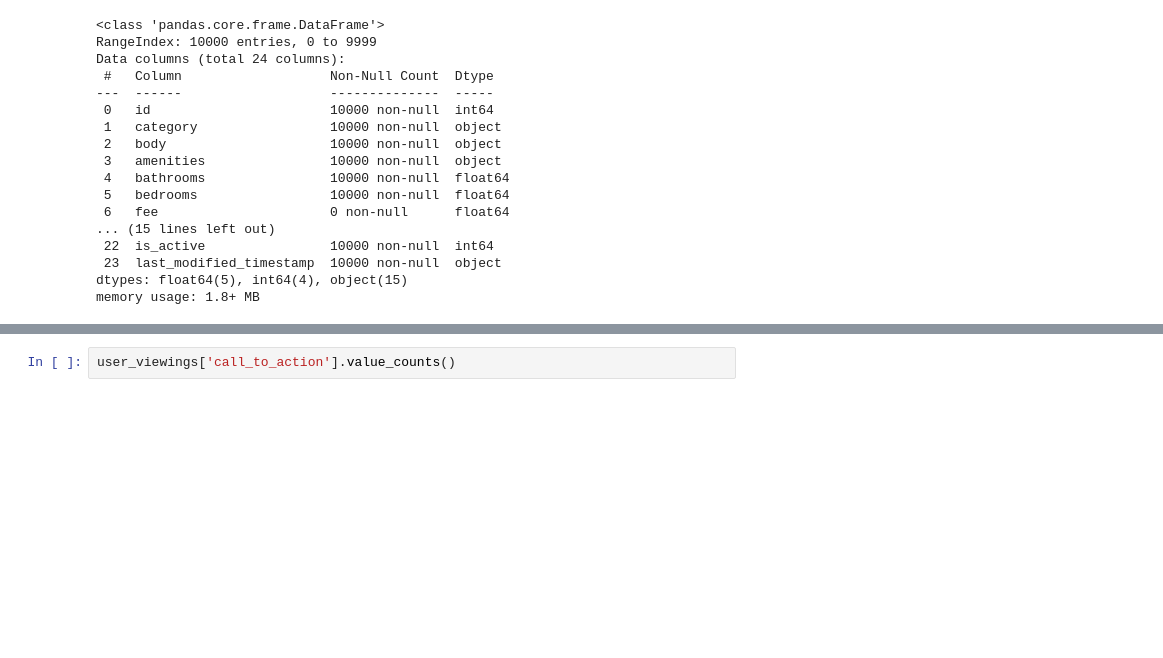
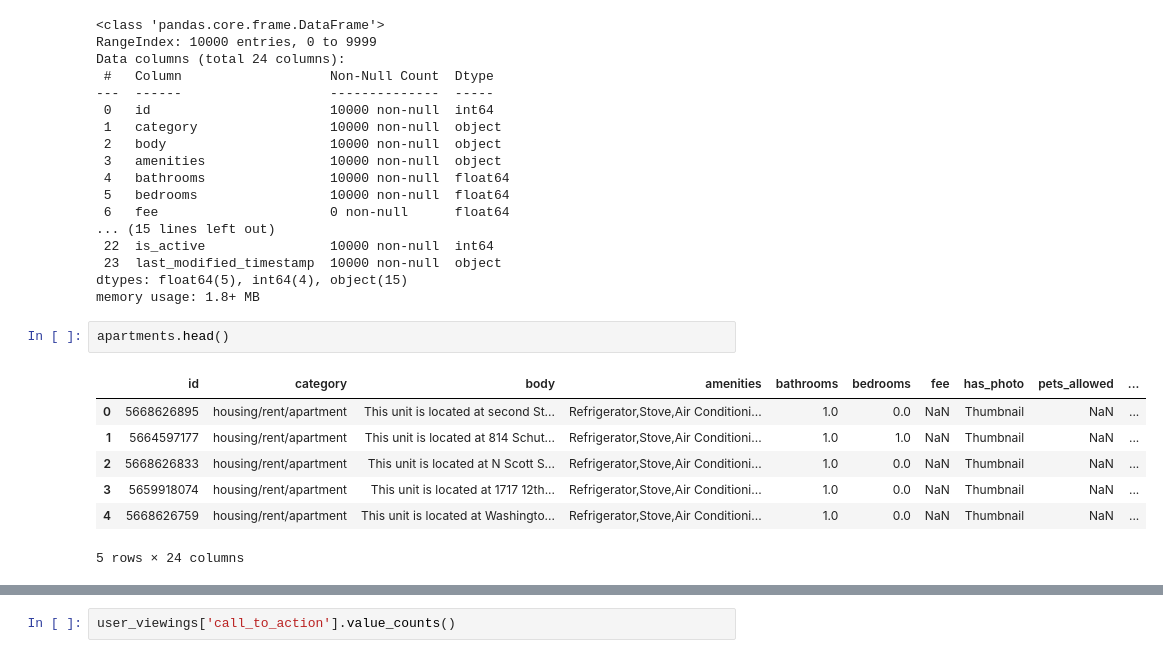
Before and after one commit to Amoako419/Rental_Marketplace, a Jupyter notebook: notebooks/kpis_pandas.ipynb, the cells around one changed output, grey strips where cells are left out. Cells and saved outputs as stored; diff of their text form; blank space fills up the shorter version.

```diff
--- a/notebooks/kpis_pandas.ipynb
+++ b/notebooks/kpis_pandas.ipynb
@@ -42,3 +42,13 @@ Data columns (total 24 columns):
  23  last_modified_timestamp  10000 non-null  object
 dtypes: float64(5), int64(4), object(15)
 memory usage: 1.8+ MB
+# %%
+apartments.head()
+# %% [output]
+|  | id | category | body | amenities | bathrooms | bedrooms | fee | has_photo | pets_allowed | ... |
+| 0 | 5668626895 | housing/rent/apartment | This unit is located at second St... | Refrigerator,Stove,Air Conditioni... | 1.0 | 0.0 | NaN | Thumbnail | NaN | ... |
+| 1 | 5664597177 | housing/rent/apartment | This unit is located at 814 Schut... | Refrigerator,Stove,Air Conditioni... | 1.0 | 1.0 | NaN | Thumbnail | NaN | ... |
+| 2 | 5668626833 | housing/rent/apartment | This unit is located at N Scott S... | Refrigerator,Stove,Air Conditioni... | 1.0 | 0.0 | NaN | Thumbnail | NaN | ... |
+| 3 | 5659918074 | housing/rent/apartment | This unit is located at 1717 12th... | Refrigerator,Stove,Air Conditioni... | 1.0 | 0.0 | NaN | Thumbnail | NaN | ... |
+| 4 | 5668626759 | housing/rent/apartment | This unit is located at Washingto... | Refrigerator,Stove,Air Conditioni... | 1.0 | 0.0 | NaN | Thumbnail | NaN | ... |
+5 rows × 24 columns
```
Also changed, not shown: parts of 2 cells of this notebook, 1 other file.
